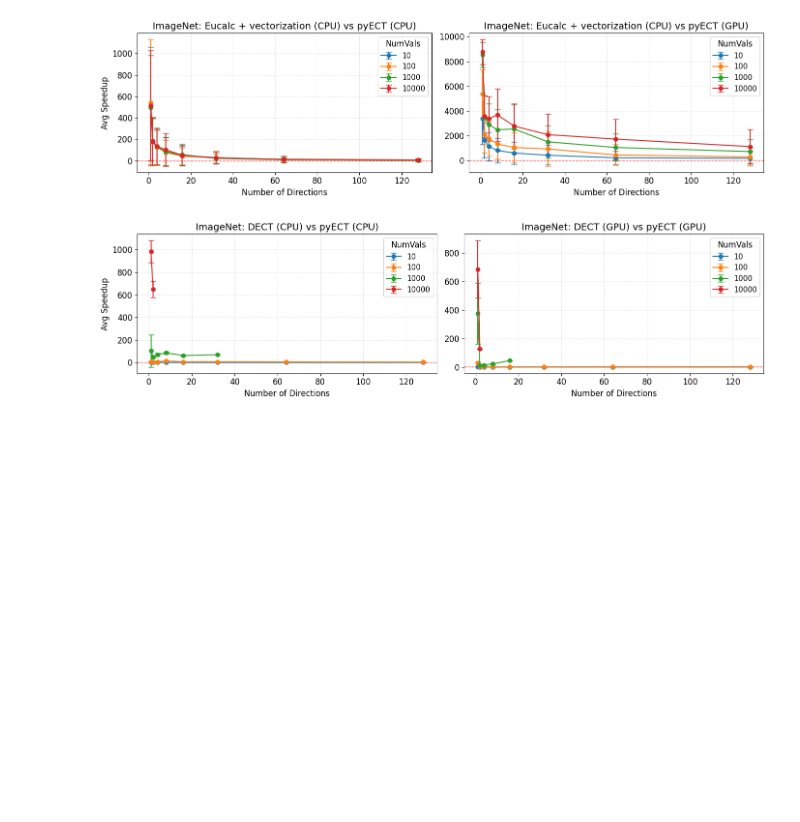
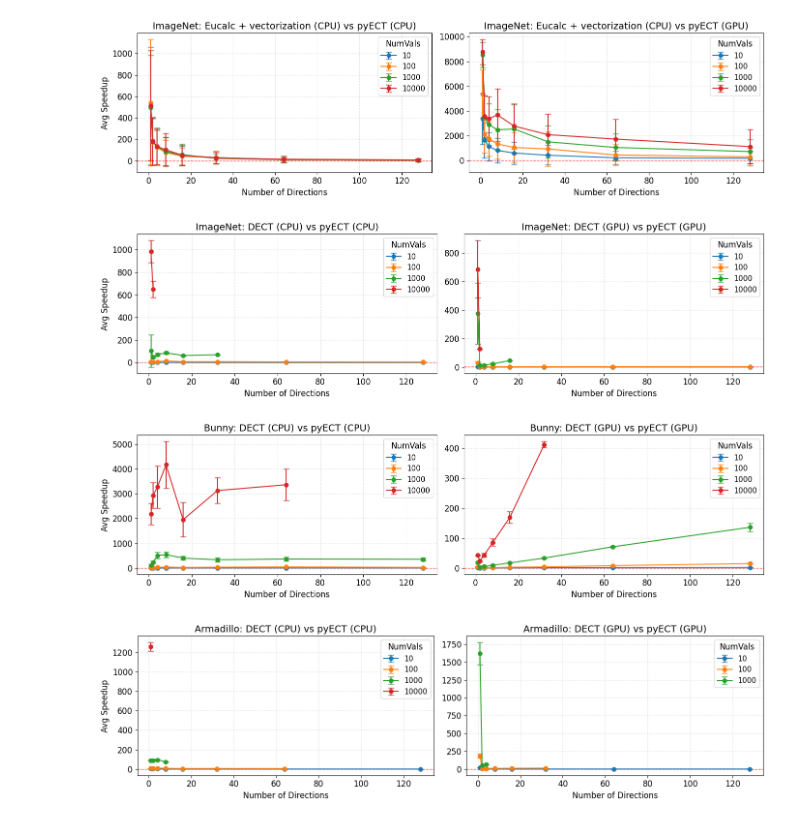
Before and after one commit to compTAG/pyECT-experiments, a Jupyter notebook: figures/wect_figs.ipynb, the cells around one changed output. Drawn from its saved outputs; the diff is of its cells as text; code cells hidden in the pictures; blank space fills up the shorter version.

```diff
--- a/figures/wect_figs.ipynb
+++ b/figures/wect_figs.ipynb
@@ -448,3 +450,39 @@ plot_speedup_panel(
 [figure]
 [figure]
 [figure]
+# %%
+comparison = [
+    Comparison(new_impl=pyECT_uncompiled_cpu, baseline_impl=dect_cpu),
+    Comparison(new_impl=pyECT_uncompiled_gpu, baseline_impl=dect_gpu),
+]
+
+grid_shape = (1, 2) # 1 row, 2 columns
+data_set1, data_set2 = "bunny", "armadillo"
+invariant = "wect"
+timesteps_list = [10, 100, 1000, 10000]
+dirs_list = [1, 2, 4, 8, 16, 32, 64, 128]
+
+plot_speedup_panel(
+    data_set1,
+    invariant,
+    timesteps_list,
+    dirs_list,
+    comparison,
+    grid_shape,
+    fix_axes=False,
+    log_scale=False
+)
+
+plot_speedup_panel(
+    data_set2,
+    invariant,
+    timesteps_list,
+    dirs_list,
+    comparison,
+    grid_shape,
+    fix_axes=False,
+    log_scale=False
+)
+# %% [output]
+[figure, added]
+[figure, added]
```
Also changed, not shown: parts of 1 cell of this notebook, 1 other file.
